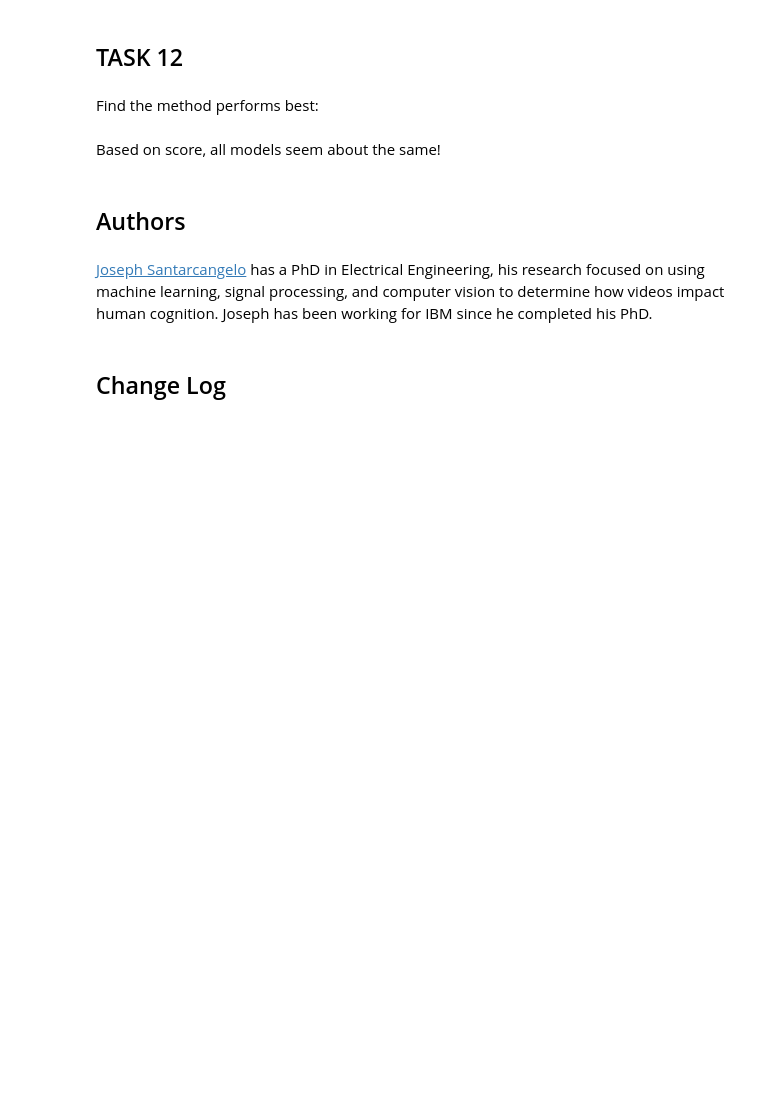
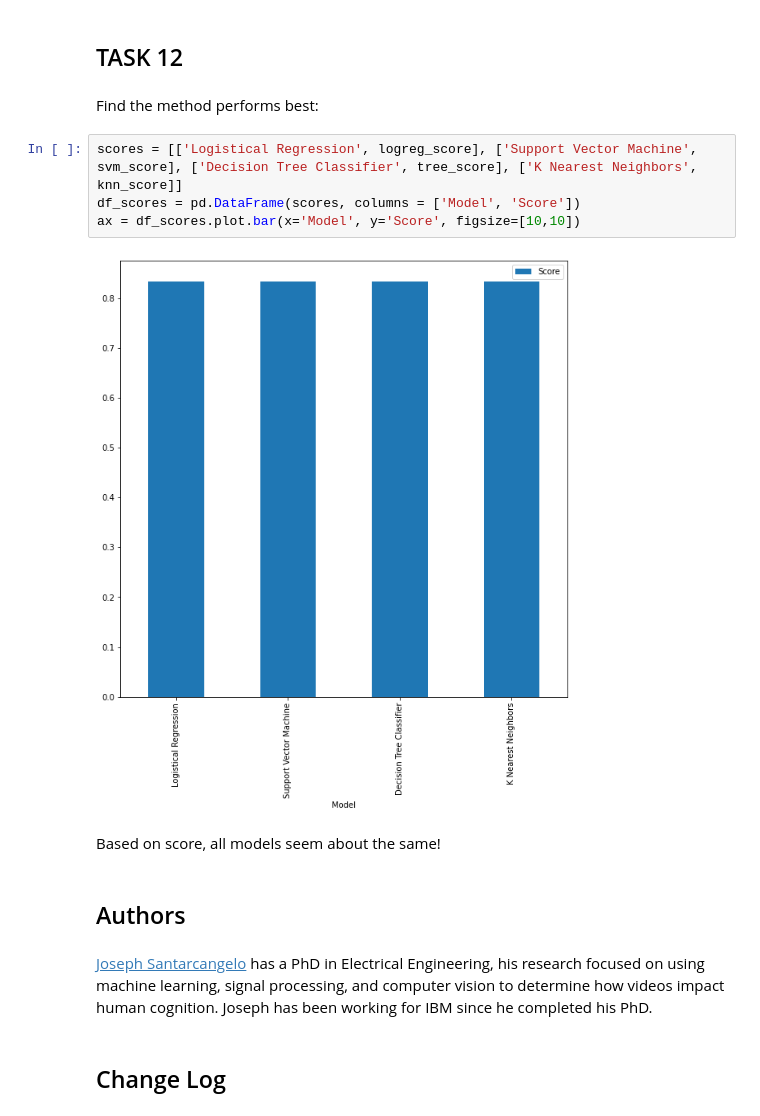
Before and after one commit to jen93/AppliedDataScienceCapstone, a Jupyter notebook: Machine Learning Prediction.ipynb, the cells around one changed output. Cells and saved outputs as stored; diff of their text form; blank space fills up the shorter version.

```diff
--- a/Machine Learning Prediction.ipynb
+++ b/Machine Learning Prediction.ipynb
@@ -328,6 +328,12 @@ plot_confusion_matrix(Y_test,yhat)
 ## TASK  12
 # %% [markdown]
 Find the method performs best:
+# %%
+scores = [['Logistical Regression', logreg_score], ['Support Vector Machine', svm_score], ['Decision Tree Classifier', tree_score], ['K Nearest Neighbors', knn_score]]
+df_scores = pd.DataFrame(scores, columns = ['Model', 'Score'])
+ax = df_scores.plot.bar(x='Model', y='Score', figsize=[10,10])
+# %% [output]
+[figure, added]
 # %% [markdown]
 Based on score, all models seem about the same!
 # %% [markdown]
```
Also changed, not shown: parts of 6 cells of this notebook.
